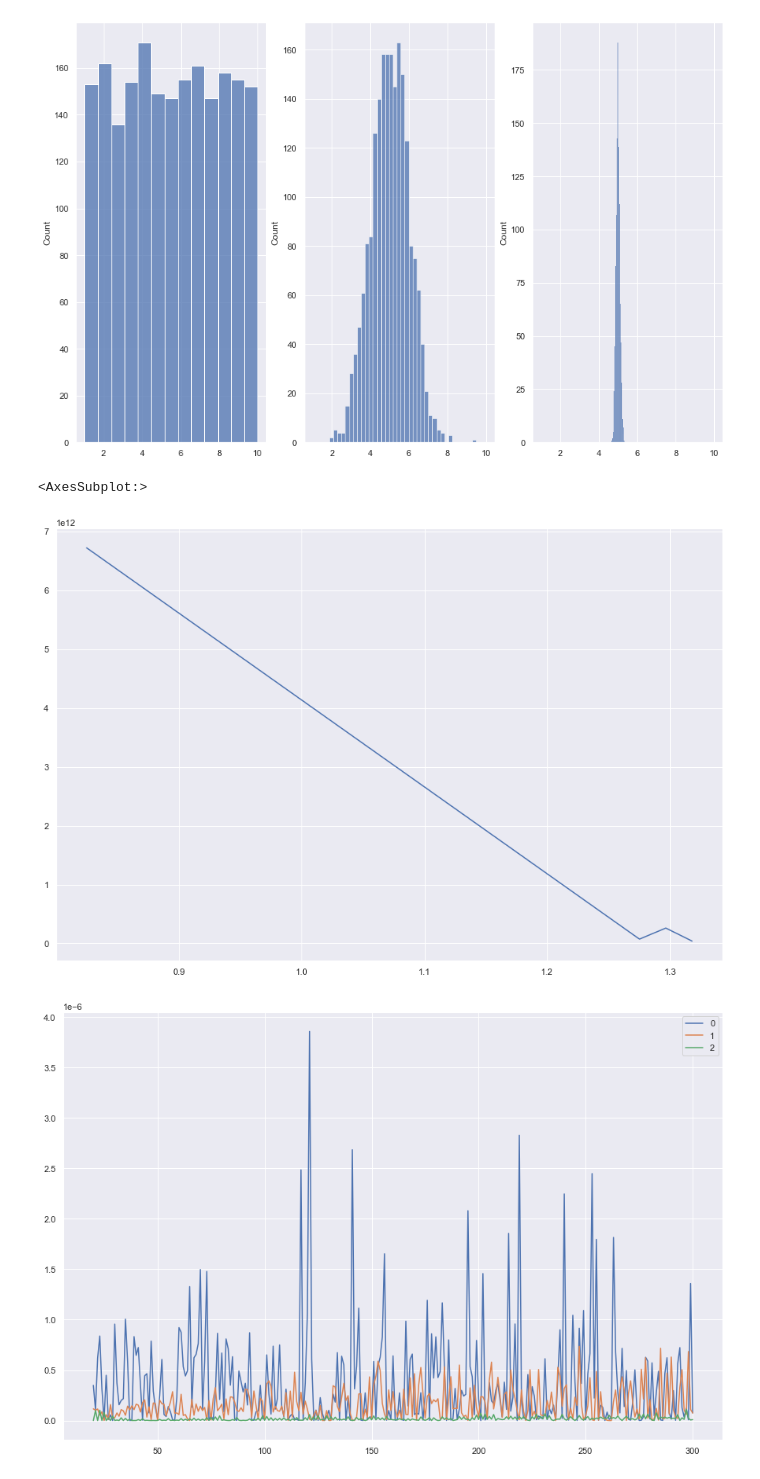
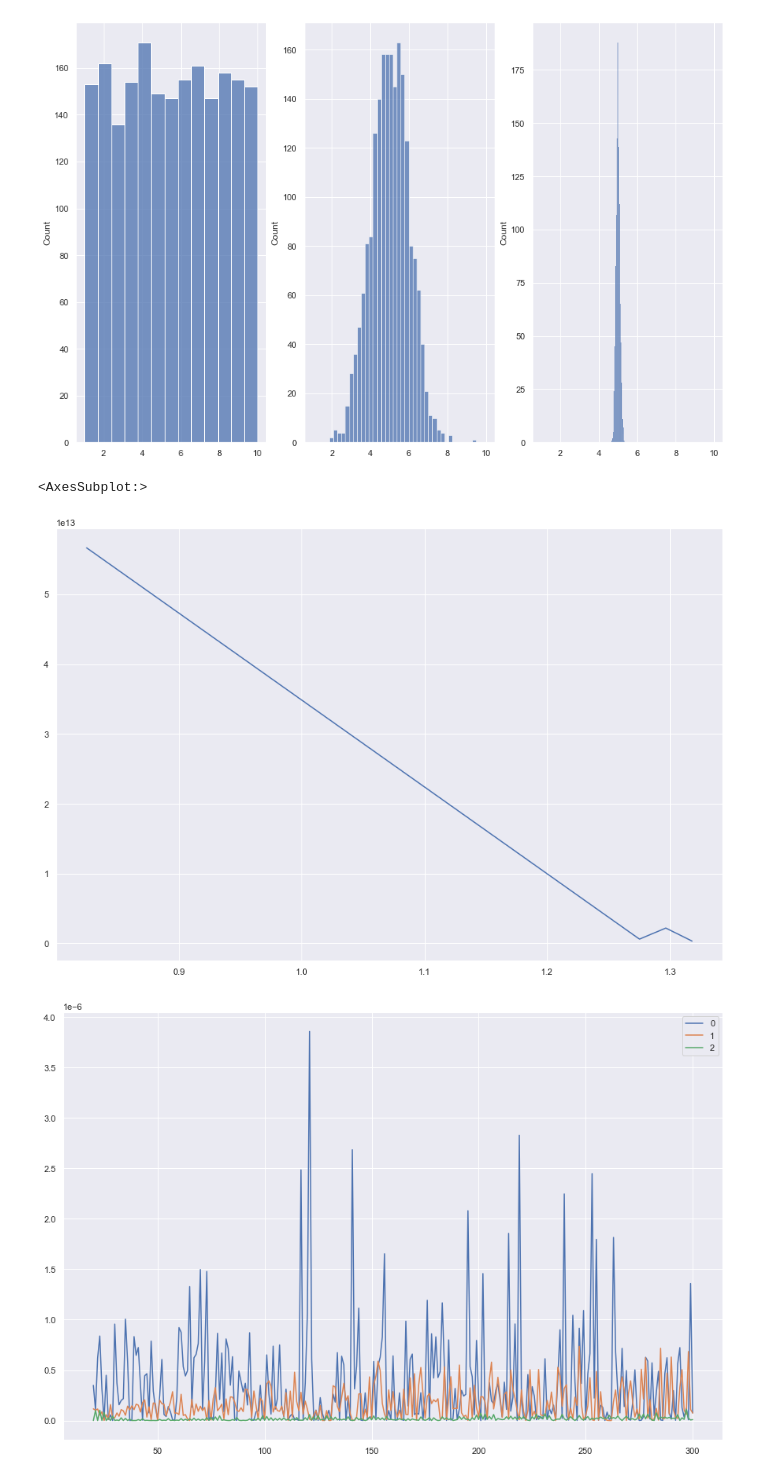
Before and after one commit to timjdavey/incoherence, a Jupyter notebook: notebooks/ergodic_complexity/Cohesion primer.ipynb, the cells around one changed output. Drawn from its saved outputs; the diff is of its cells as text; code cells hidden in the pictures.

Commit message:
completing density variance / continuous entropy

```diff
--- a/notebooks/ergodic_complexity/Untitled1.ipynb
+++ b/notebooks/ergodic_complexity/Cohesion primer.ipynb
@@ -97,10 +97,10 @@ def continuous_entropy(data, rng=(0,10), steps=100):
         densities.append(np.sum(1/np.abs(i-points)))
     return np.array(densities)
 # %%
-sns.lineplot(x=scan.x, y=[continuous_entropy(c, (0, 0.7)).var() for c in cohs])
+sns.lineplot(x=scan.x, y=[continuous_entropy(c, (0, 0.7), 10).var() for c in cohs])
 # %% [output]
 <AxesSubplot:>
-[figure, old version]
+[figure, new version]
 # %%
 steps = ep.binint(20,300,1000)
 for i, d in enumerate(distributions):
```
Also changed, not shown: 7 other files.
